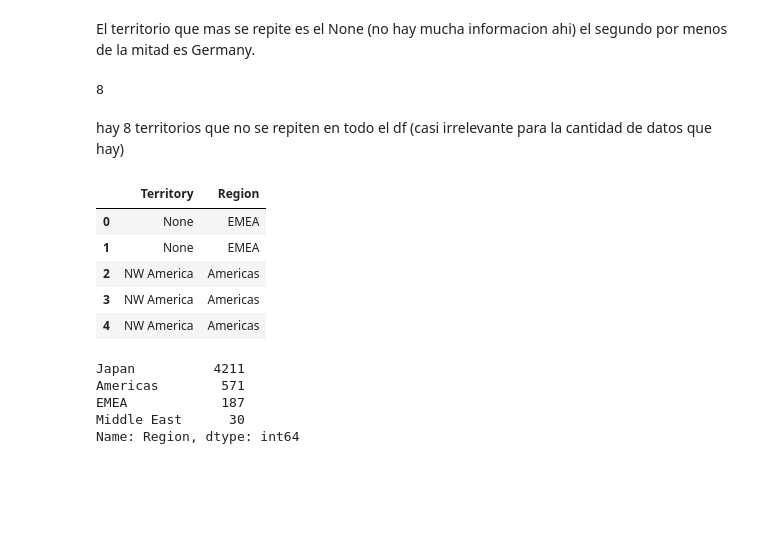
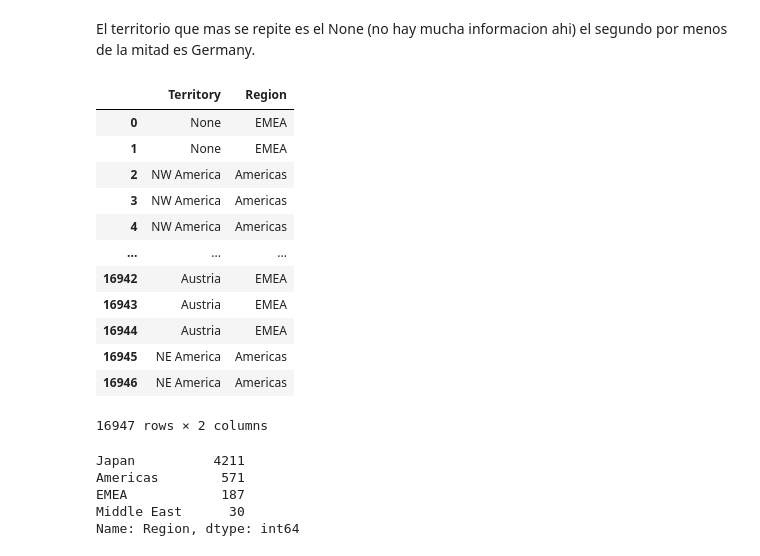
Before and after one commit to BautistaXifro/Datos, a Jupyter notebook: Analisis/Tp1.ipynb, the cells around one changed output. Cells and saved outputs as stored; diff of their text form; code cells hidden in the pictures; blank space fills up the shorter version.

```diff
--- a/Analisis/Tp1.ipynb
+++ b/Analisis/Tp1.ipynb
@@ -95,23 +95,23 @@ Slovenia             1
 Name: Territory, Length: 76, dtype: int64
 # %% [markdown]
 El territorio que mas se repite es el None (no hay mucha informacion ahi) el segundo por menos de la mitad es Germany.
-# %%
-Territorios_uno = Territorios[Territorios == 1]
-Territorios_uno.count()
-# %% [output]
-8
-# %% [markdown]
-hay 8 territorios que no se repiten en todo el df (casi irrelevante para la cantidad de datos que hay)
 # %%
 Territorio_Region = Entrenamiento[['Territory','Region']]
-Territorio_Region.head()
+Territorio_Region
 # %% [output]
 |  | Territory | Region |
 | 0 | None | EMEA |
 | 1 | None | EMEA |
 | 2 | NW America | Americas |
 | 3 | NW America | Americas |
 | 4 | NW America | Americas |
+| ... | ... | ... |
+| 16942 | Austria | EMEA |
+| 16943 | Austria | EMEA |
+| 16944 | Austria | EMEA |
+| 16945 | NE America | Americas |
+| 16946 | NE America | Americas |
+16947 rows × 2 columns
 # %%
 Regiones = Territorio_Region[Territorio_Region['Territory'] == 'None']
 Regiones['Region'].value_counts()
```
Also changed, not shown: parts of 25 cells of this notebook.
